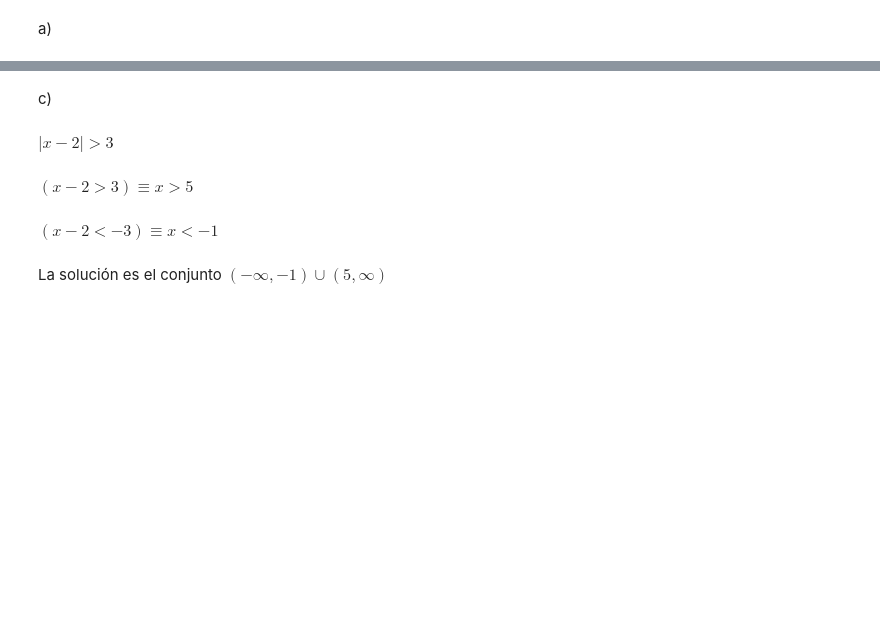
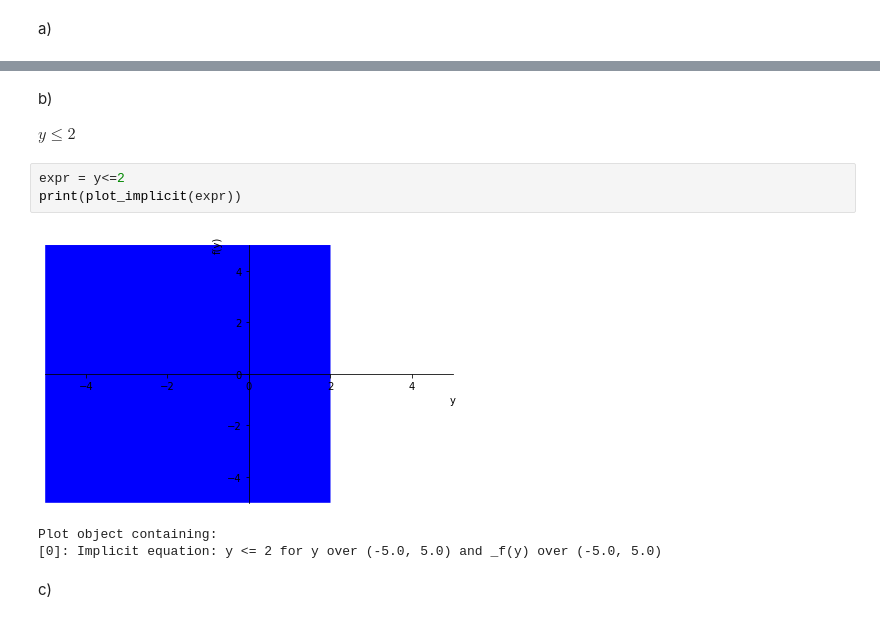
Before and after one commit to jcarlosgalvezm/calculo, a Jupyter notebook: tasks/Tarea2.ipynb, the cells around one changed output, grey strips where cells are left out. Saved outputs shown, nothing was run; the diff lists cells and outputs as text; blank space fills up the shorter version.

```diff
--- a/tasks/Tarea2.ipynb
+++ b/tasks/Tarea2.ipynb
@@ -20,10 +238,13 @@ La solución es el conjunto $(\frac{1}{3},
+# %% [markdown]
+b)
+
+$y \leq 2$
+# %%
+expr = y<=2
+print(plot_implicit(expr))
+# %% [output]
+[figure, added]
+Plot object containing:
+[0]: Implicit equation: y <= 2 for y over (-5.0, 5.0) and _f(y) over (-5.0, 5.0)
 # %% [markdown]
 c)
-# %% [markdown]
-$|x-2|>3$
-# %% [markdown]
-$(x-2 > 3) \equiv x > 5$
-# %% [markdown]
-$(x-2 < -3) \equiv x < -1$
-# %% [markdown]
-La solución es el conjunto $(-\infty, -1) \cup (5, \infty) $
```
Also changed, not shown: parts of 89 cells of this notebook, 6 other files.
